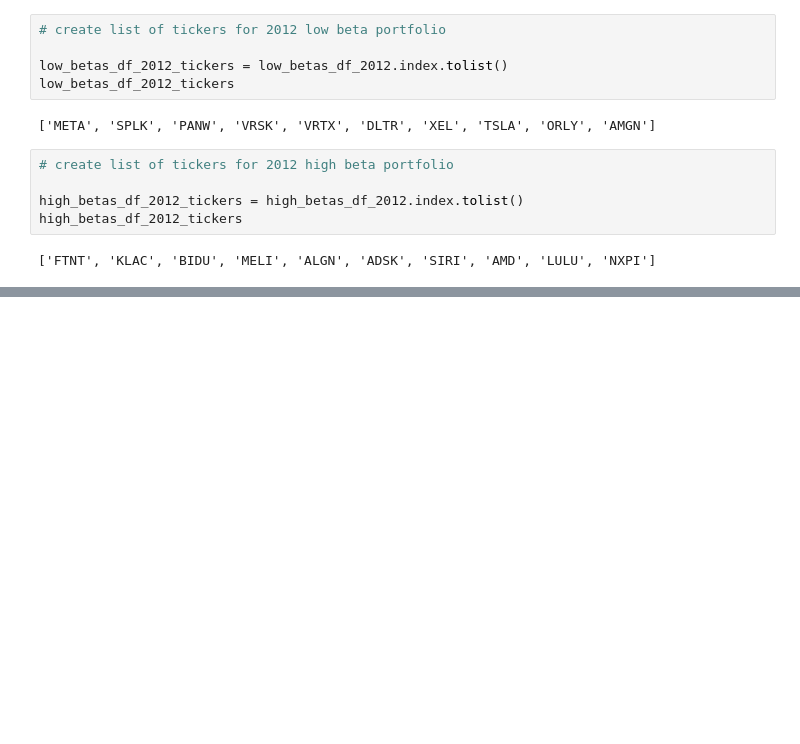
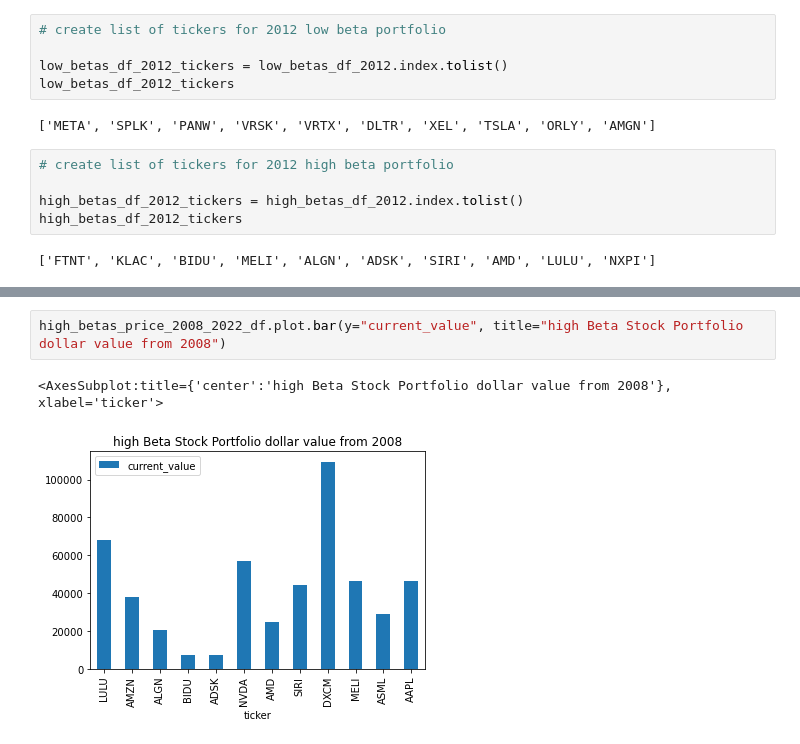
Before and after one commit to jtran1412/Bootcamp-Project-1, a Jupyter notebook: group_project_1.ipynb, the cells around one changed output, grey strips where cells are left out. Cells and saved outputs as stored; diff of their text form; blank space fills up the shorter version.

```diff
--- a/group_project_1.ipynb
+++ b/group_project_1.ipynb
@@ -343,0 +577,5 @@ display(df)
+# %%
+high_betas_price_2008_2022_df.plot.bar(y="current_value", title="high Beta Stock Portfolio dollar value from 2008")
+# %% [output]
+<AxesSubplot:title={'center':'high Beta Stock Portfolio dollar value from 2008'}, xlabel='ticker'>
+[figure, added]
```
Also changed, not shown: parts of 42 cells of this notebook.
